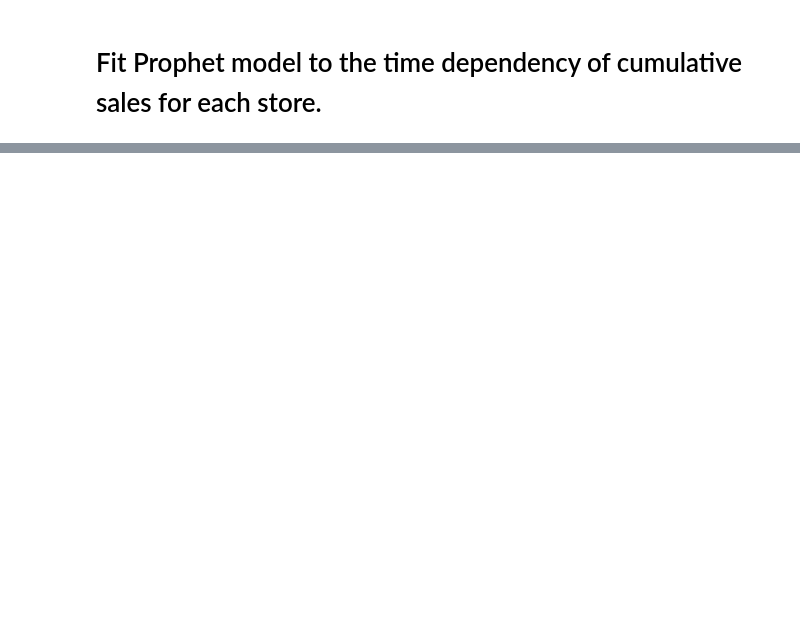
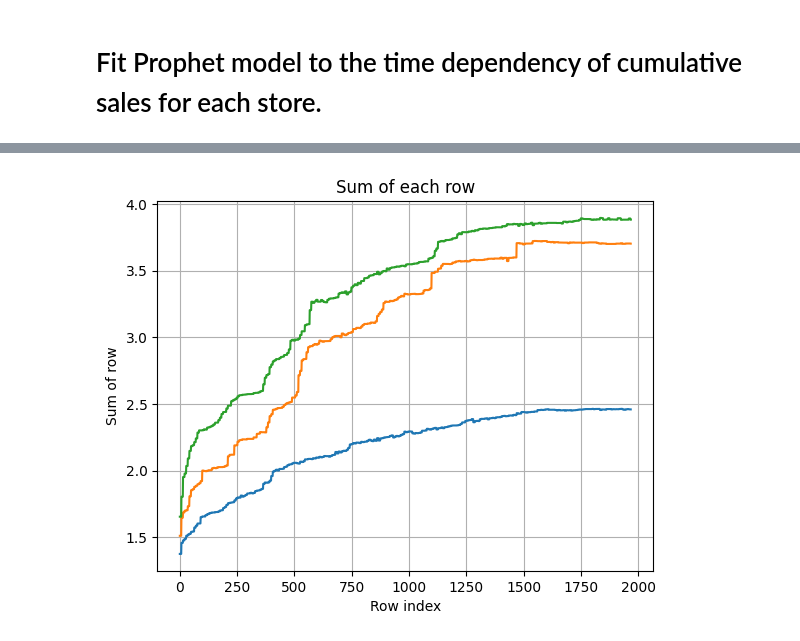
Before and after one commit to VPERepos/DataSciencePortfolio, a Jupyter notebook: TimeSeriesForecasting/GroceryRetailSalesForecasting/Notebooks/GroceryRetailSalesForecastingModellingPrototype.ipynb, the cells around one changed output, grey strips where cells are left out. Drawn from its saved outputs; the diff is of its cells as text; code cells hidden in the pictures; blank space fills up the shorter version.

```diff
--- a/TimeSeriesForecasting/GroceryRetailSalesForecasting/Notebooks/GroceryRetailSalesForecastingModellingPrototype.ipynb
+++ b/TimeSeriesForecasting/GroceryRetailSalesForecasting/Notebooks/GroceryRetailSalesForecastingModellingPrototype.ipynb
@@ -98,0 +258,36 @@ for store_id, df_store in store_dfs.items():
+# %%
+sales_with_cat['cat_total'] = sales_with_cat['cat_id'].map(total_sales_per_category)
+
+# Compute weights
+sales_with_cat['weight'] = (
+    sales_with_cat['total_sales'] / sales_with_cat['cat_total']
+)
+weights_by_cat = {}
+
+for cat in ['FOODS', 'HOBBIES', 'HOUSEHOLD']:
+    df_cat = sales_with_cat[sales_with_cat['cat_id'] == cat]
+
+    weights_by_cat[cat] = df_cat.set_index('item_id')['weight']
+
+features_per_store = {}
+
+df_day_week = df_calendar[['d','wm_yr_wk']]
+
+for store in store_ids:
+    price_df = result_store_prices[store]
+
+    features = pd.DataFrame(index=price_df.index)
+
+    for cat in ['FOODS', 'HOBBIES', 'HOUSEHOLD']:
+
+        weights = weights_by_cat[cat]
+
+        # Align columns
+        common_items = price_df.columns.intersection(weights.index)
+
+        features[f'{cat}_price_index'] = (
+            price_df[common_items] @ weights.loc[common_items]
+        )
+    features_per_store[store]=features.copy()
+
+print(features_per_store)
@@ -98,0 +312,9 @@ for store_id, df_store in store_dfs.items():
+# %%
+plt.plot(features_per_store['TX_1'].to_numpy())
+plt.xlabel("Row index")
+plt.ylabel("Sum of row")
+plt.title("Sum of each row")
+plt.grid(True)
+plt.show()
+# %% [output]
+[figure, added]
```
Also changed, not shown: parts of 18 cells of this notebook, 2 other files.
